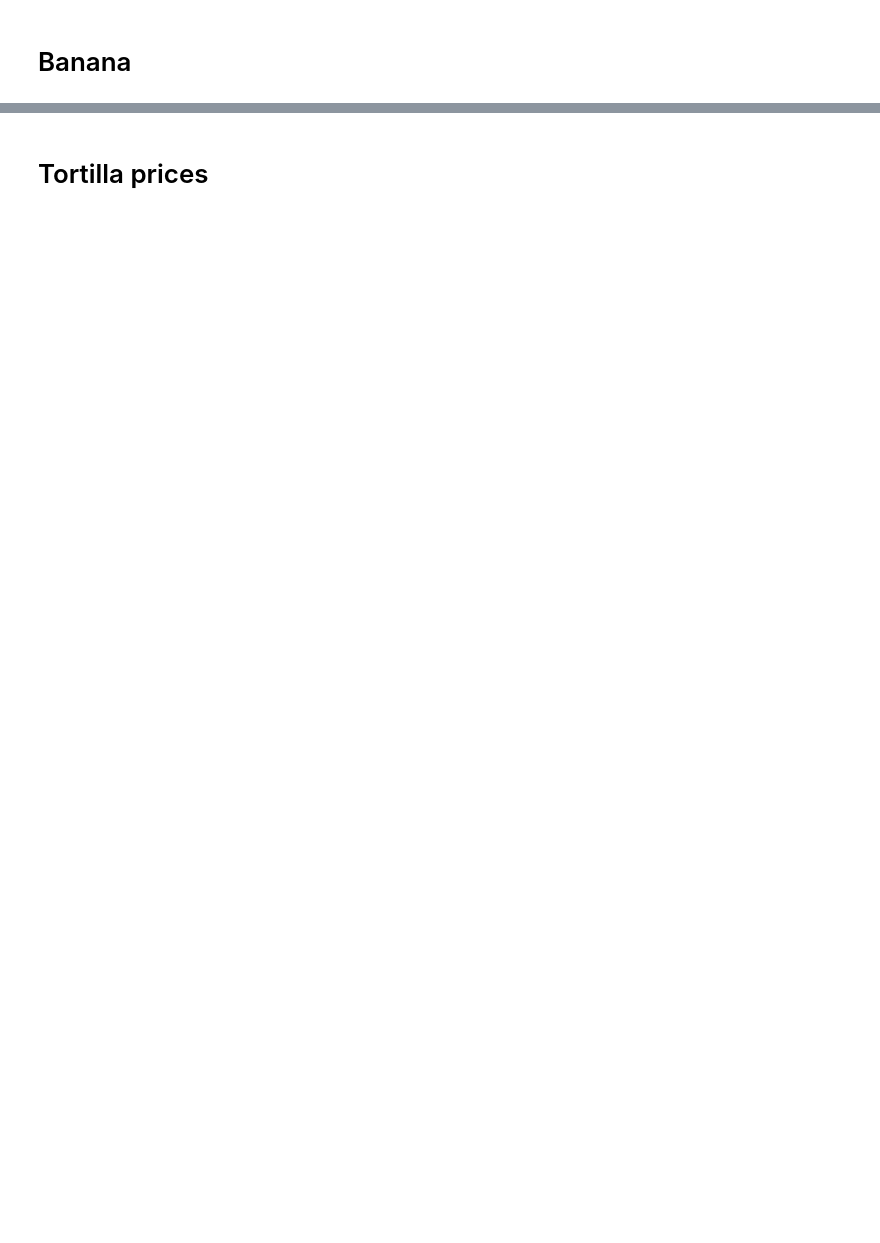
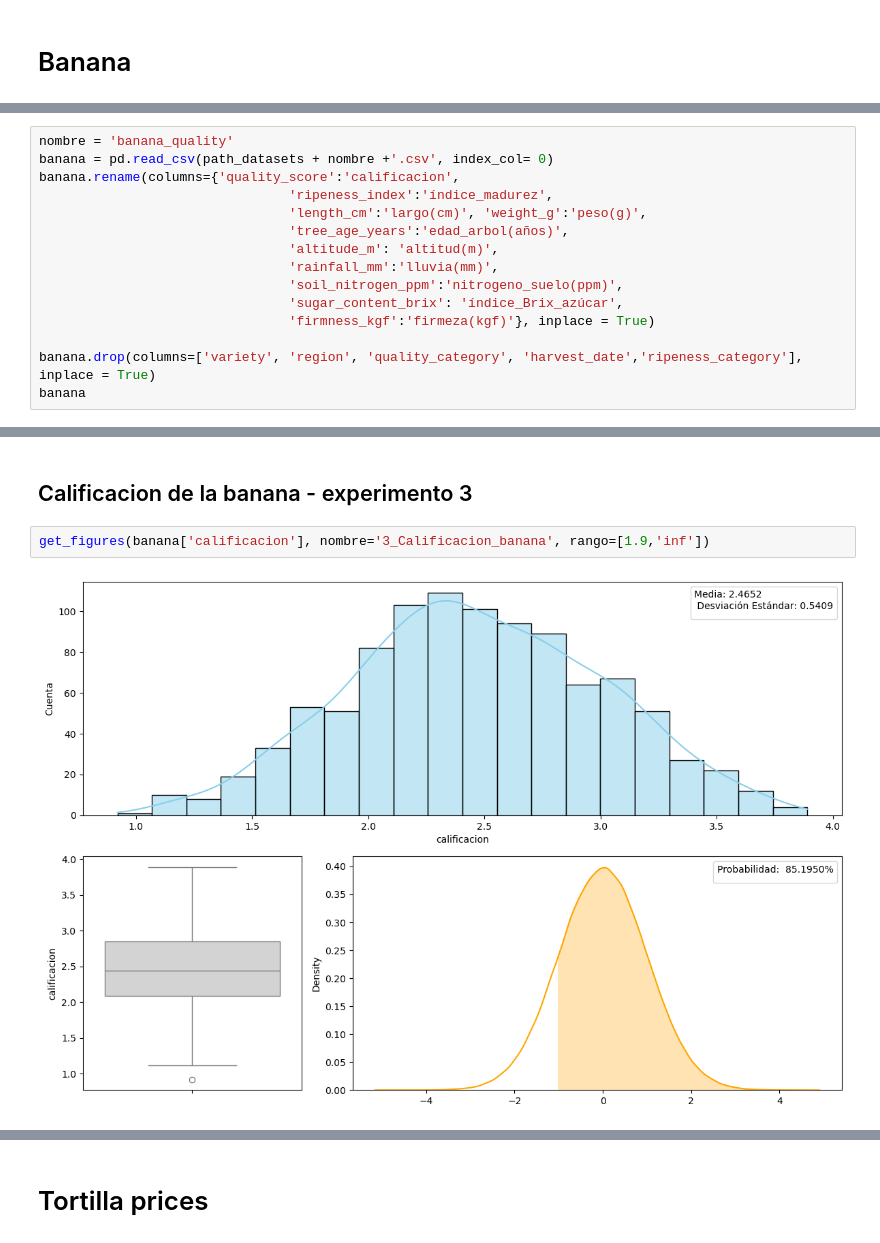
Before and after one commit to CesarLepeITT/ProyectoProba, a Jupyter notebook: experimentos.ipynb, the cells around one changed output, grey strips where cells are left out. Saved outputs shown, nothing was run; the diff lists cells and outputs as text; blank space fills up the shorter version.

```diff
--- a/experimentos.ipynb
+++ b/experimentos.ipynb
@@ -178,0 +110,15 @@ banana
+# %%
+nombre = 'banana_quality'
+banana = pd.read_csv(path_datasets + nombre +'.csv', index_col= 0)
+banana.rename(columns={'quality_score':'calificacion',
+                                'ripeness_index':'índice_madurez',
+                                'length_cm':'largo(cm)', 'weight_g':'peso(g)',
+                                'tree_age_years':'edad_arbol(años)',
+                                'altitude_m': 'altitud(m)',
+                                'rainfall_mm':'lluvia(mm)',
+                                'soil_nitrogen_ppm':'nitrogeno_suelo(ppm)',
+                                'sugar_content_brix': 'índice_Brix_azúcar',
+                                'firmness_kgf':'firmeza(kgf)'}, inplace = True)
+
+banana.drop(columns=['variety', 'region', 'quality_category', 'harvest_date','ripeness_category'], inplace = True)
+banana
@@ -178,0 +140,6 @@ banana
+# %% [markdown]
+## Calificacion de la banana - experimento 3
+# %%
+get_figures(banana['calificacion'], nombre='3_Calificacion_banana', rango=[1.9,'inf'])
+# %% [output]
+[figure, added]
```
Also changed, not shown: parts of 63 cells of this notebook, 21 other files.
